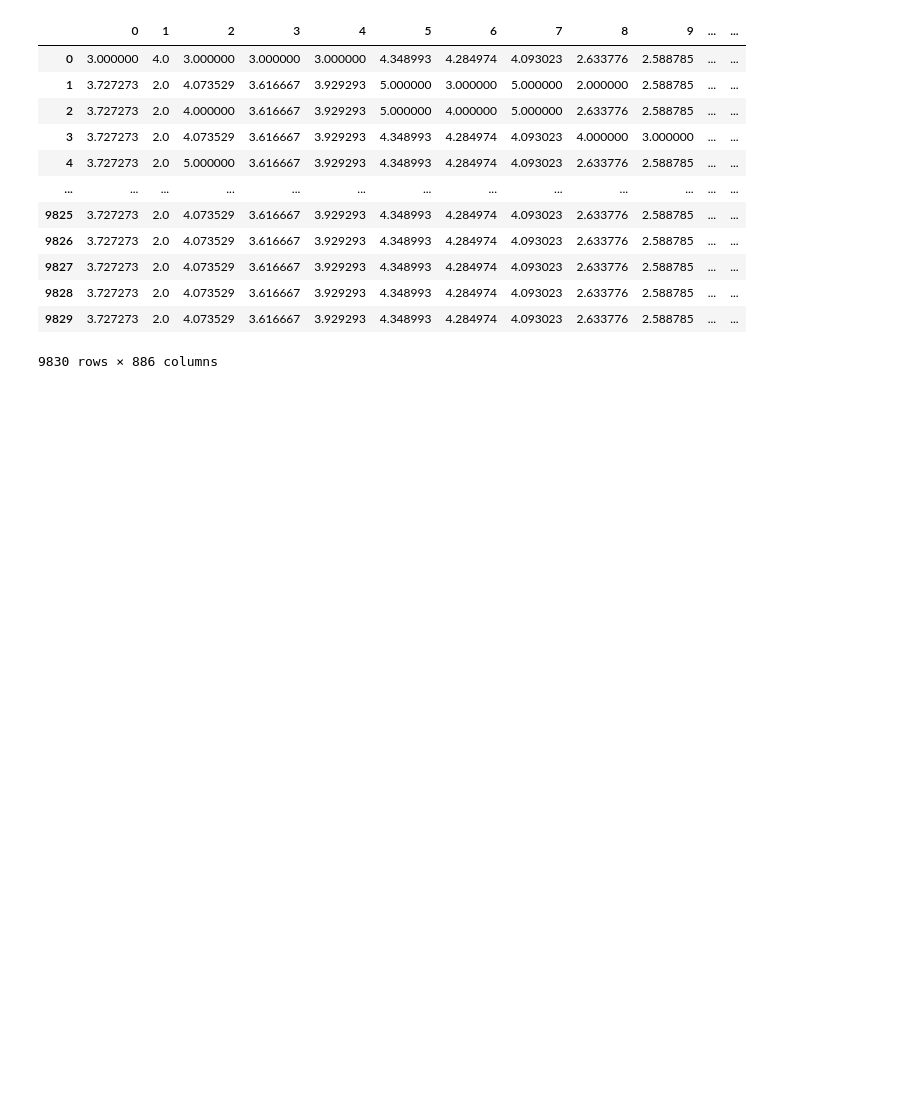
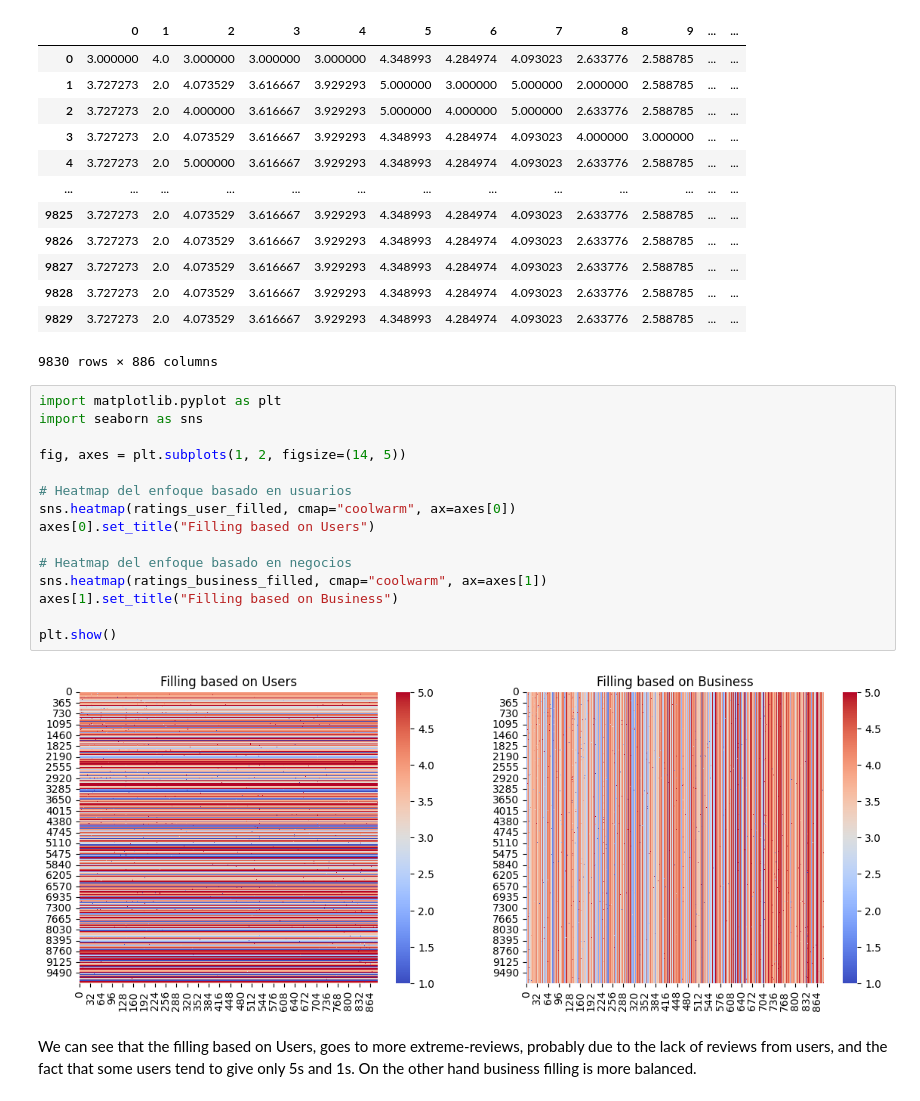
Before and after one commit to JaumeSanCol/Comp_ML, a Jupyter notebook: basic_recsys.ipynb, the cells around one changed output. Drawn from its saved outputs; the diff is of its cells as text; blank space fills up the shorter version.

```diff
--- a/basic_recsys.ipynb
+++ b/basic_recsys.ipynb
@@ -163,3 +163,23 @@ ratings_business_filled
 | 9828 | 3.727273 | 2.0 | 4.073529 | 3.616667 | 3.929293 | 4.348993 | 4.284974 | 4.093023 | 2.633776 | 2.588785 | ... | ... |
 | 9829 | 3.727273 | 2.0 | 4.073529 | 3.616667 | 3.929293 | 4.348993 | 4.284974 | 4.093023 | 2.633776 | 2.588785 | ... | ... |
 9830 rows × 886 columns
+# %%
+import matplotlib.pyplot as plt
+import seaborn as sns
+
+fig, axes = plt.subplots(1, 2, figsize=(14, 5))
+
+# Heatmap del enfoque basado en usuarios
+sns.heatmap(ratings_user_filled, cmap="coolwarm", ax=axes[0])
+axes[0].set_title("Filling based on Users")
+
+# Heatmap del enfoque basado en negocios
+sns.heatmap(ratings_business_filled, cmap="coolwarm", ax=axes[1])
+axes[1].set_title("Filling based on Business")
+
+plt.show()
+# %% [output]
+[figure, added]
+# %% [markdown]
+We can see that the filling based on Users, goes to more extreme-reviews, probably due to the lack of reviews from users, and the fact that some users tend to give only 5s and 1s.
+On the other hand business filling is more balanced.
```
